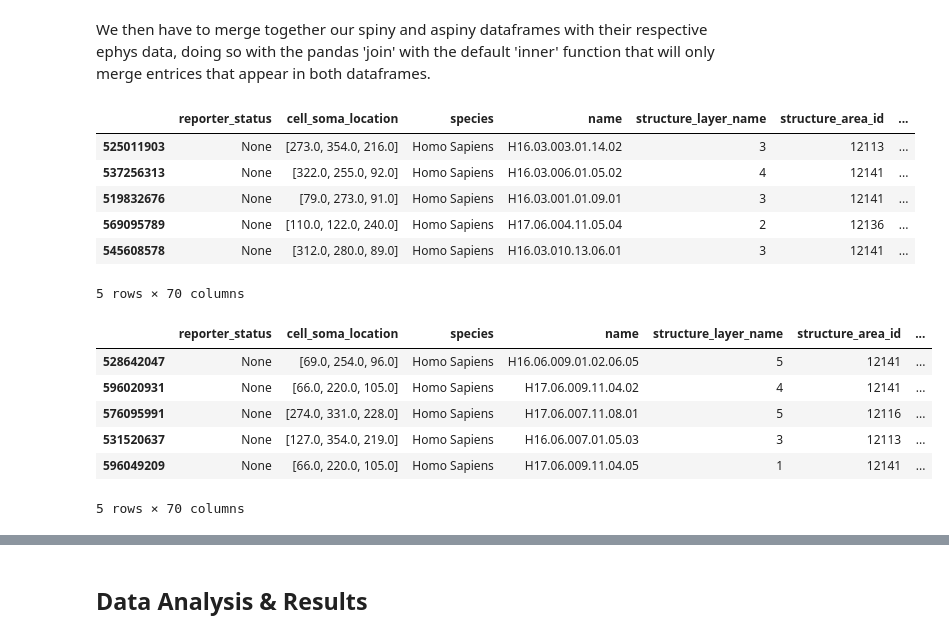
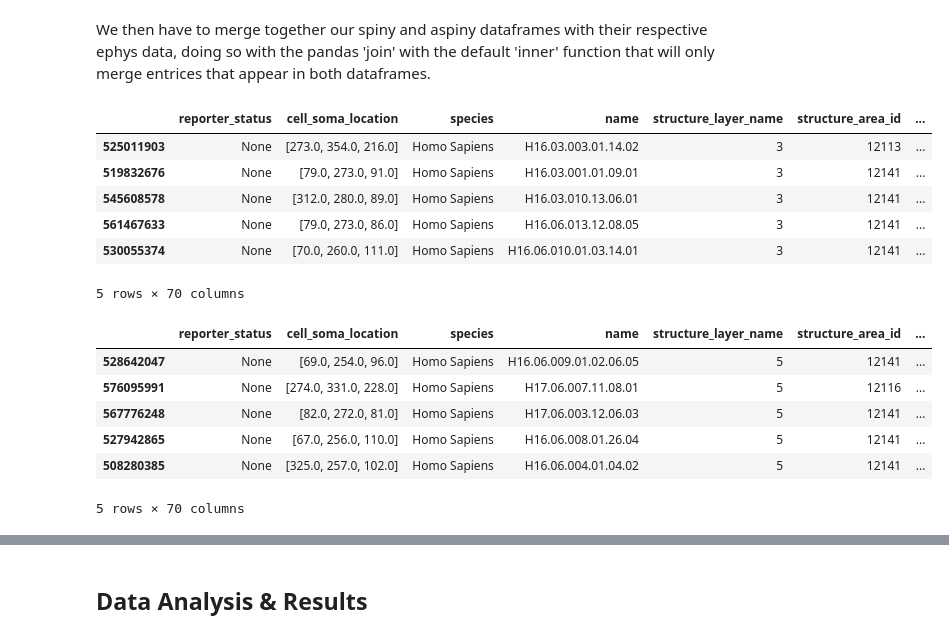
Before and after one commit to cbn003/CellTypes, a Jupyter notebook: CellTypesProject.ipynb, the cells around one changed output, grey strips where cells are left out. Saved outputs shown, nothing was run; the diff lists cells and outputs as text; code cells hidden in the pictures.

```diff
--- a/CellTypesProject.ipynb
+++ b/CellTypesProject.ipynb
@@ -75,6 +77,6 @@ For the scope of our project, we are interested in comparing spiny and aspiny ne
 # %%
-# Creating separate datasets for spiny versus aspiny neurons within all brain regions
-human_spiny = human_df[human_df['dendrite_type'] == 'spiny']
-human_aspiny = human_df[human_df['dendrite_type'] == 'aspiny']
+# Creating separate datasets for layer 3 versus layer 5 neurons
+human_layer3 = human_df[human_df['structure_layer_name'] == '3']
+human_layer5 = human_df[human_df['structure_layer_name'] == '5']
 # %%
 # Checking the dataframe to ensure it has the correct rows
@@ -116,25 +135,25 @@ Index(['adaptation', 'avg_isi', 'electrode_0_pa', 'f_i_curve_slope',
 # %% [markdown]
 We then have to merge together our spiny and aspiny dataframes with their respective ephys data, doing so with the pandas 'join' with the default 'inner' function that will only merge entrices that appear in both dataframes.
 # %%
-human_spiny_ephys = human_spiny.join(ephys_features, how='inner')
-human_aspiny_ephys = human_aspiny.join(ephys_features, how='inner')
+human_3_ephys = human_layer3.join(ephys_features, how='inner')
+human_5_ephys = human_layer5.join(ephys_features, how='inner')
 # %%
-human_spiny_ephys.head(5) # Checking the dataframe to ensure the merge was successful
+human_3_ephys.head(5) # Checking the dataframe to ensure the merge was successful
 # %% [output]
 |  | reporter_status | cell_soma_location | species | name | structure_layer_name | structure_area_id | ... |
 | 525011903 | None | [273.0, 354.0, 216.0] | Homo Sapiens | H16.03.003.01.14.02 | 3 | 12113 | ... |
-| 537256313 | None | [322.0, 255.0, 92.0] | Homo Sapiens | H16.03.006.01.05.02 | 4 | 12141 | ... |
 | 519832676 | None | [79.0, 273.0, 91.0] | Homo Sapiens | H16.03.001.01.09.01 | 3 | 12141 | ... |
-| 569095789 | None | [110.0, 122.0, 240.0] | Homo Sapiens | H17.06.004.11.05.04 | 2 | 12136 | ... |
 | 545608578 | None | [312.0, 280.0, 89.0] | Homo Sapiens | H16.03.010.13.06.01 | 3 | 12141 | ... |
+| 561467633 | None | [79.0, 273.0, 86.0] | Homo Sapiens | H16.06.013.12.08.05 | 3 | 12141 | ... |
+| 530055374 | None | [70.0, 260.0, 111.0] | Homo Sapiens | H16.06.010.01.03.14.01 | 3 | 12141 | ... |
 5 rows × 70 columns
 # %%
-human_aspiny_ephys.head(5) # Checking the dataframe to ensure the merge was successful
+human_5_ephys.head(5) # Checking the dataframe to ensure the merge was successful
 # %% [output]
 |  | reporter_status | cell_soma_location | species | name | structure_layer_name | structure_area_id | ... |
 | 528642047 | None | [69.0, 254.0, 96.0] | Homo Sapiens | H16.06.009.01.02.06.05 | 5 | 12141 | ... |
-| 596020931 | None | [66.0, 220.0, 105.0] | Homo Sapiens | H17.06.009.11.04.02 | 4 | 12141 | ... |
 | 576095991 | None | [274.0, 331.0, 228.0] | Homo Sapiens | H17.06.007.11.08.01 | 5 | 12116 | ... |
-| 531520637 | None | [127.0, 354.0, 219.0] | Homo Sapiens | H16.06.007.01.05.03 | 3 | 12113 | ... |
-| 596049209 | None | [66.0, 220.0, 105.0] | Homo Sapiens | H17.06.009.11.04.05 | 1 | 12141 | ... |
+| 567776248 | None | [82.0, 272.0, 81.0] | Homo Sapiens | H17.06.003.12.06.03 | 5 | 12141 | ... |
+| 527942865 | None | [67.0, 256.0, 110.0] | Homo Sapiens | H16.06.008.01.26.04 | 5 | 12141 | ... |
+| 508280385 | None | [325.0, 257.0, 102.0] | Homo Sapiens | H16.06.004.01.04.02 | 5 | 12141 | ... |
 5 rows × 70 columns
```
Also changed, not shown: parts of 19 cells of this notebook.
